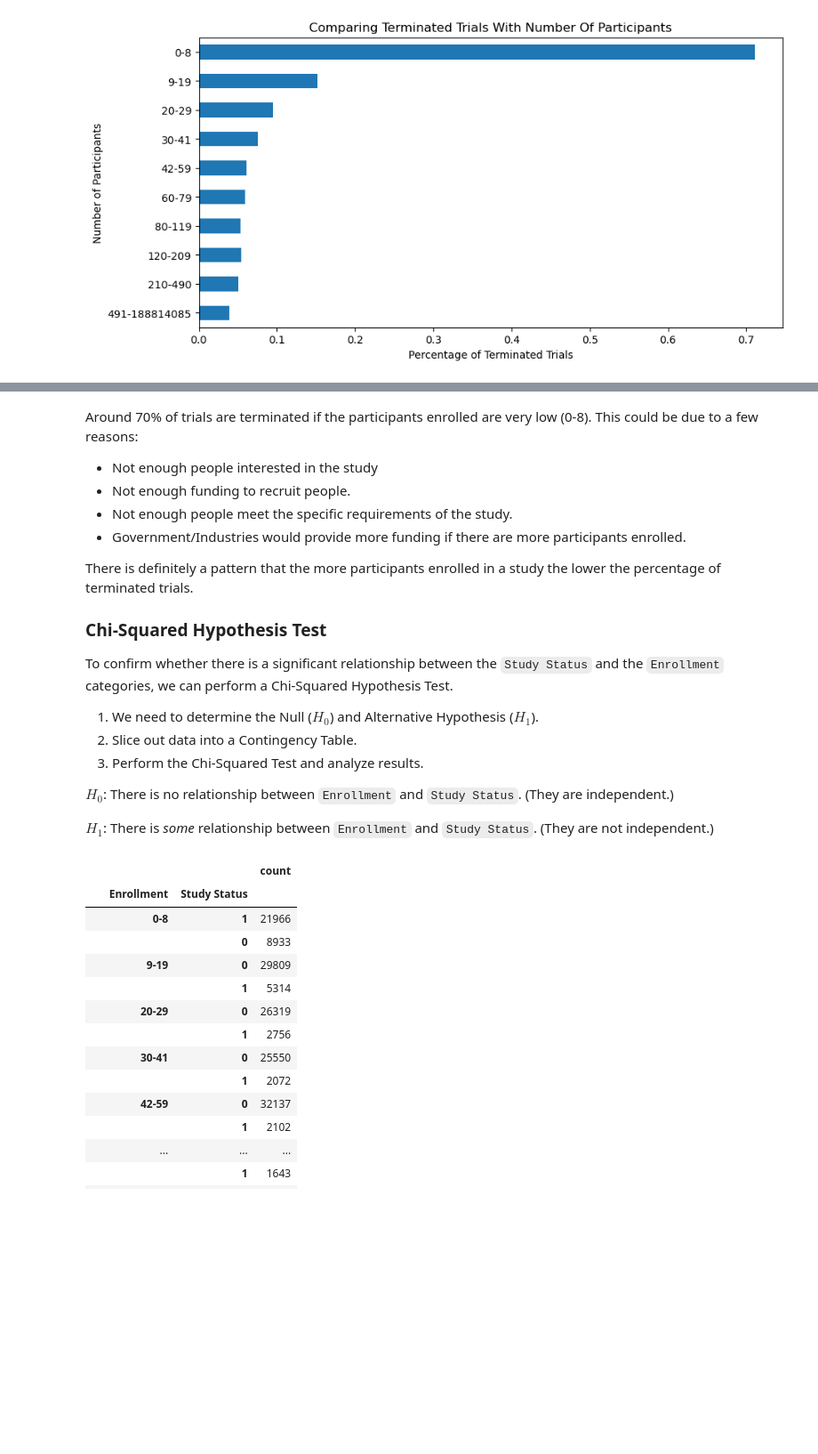
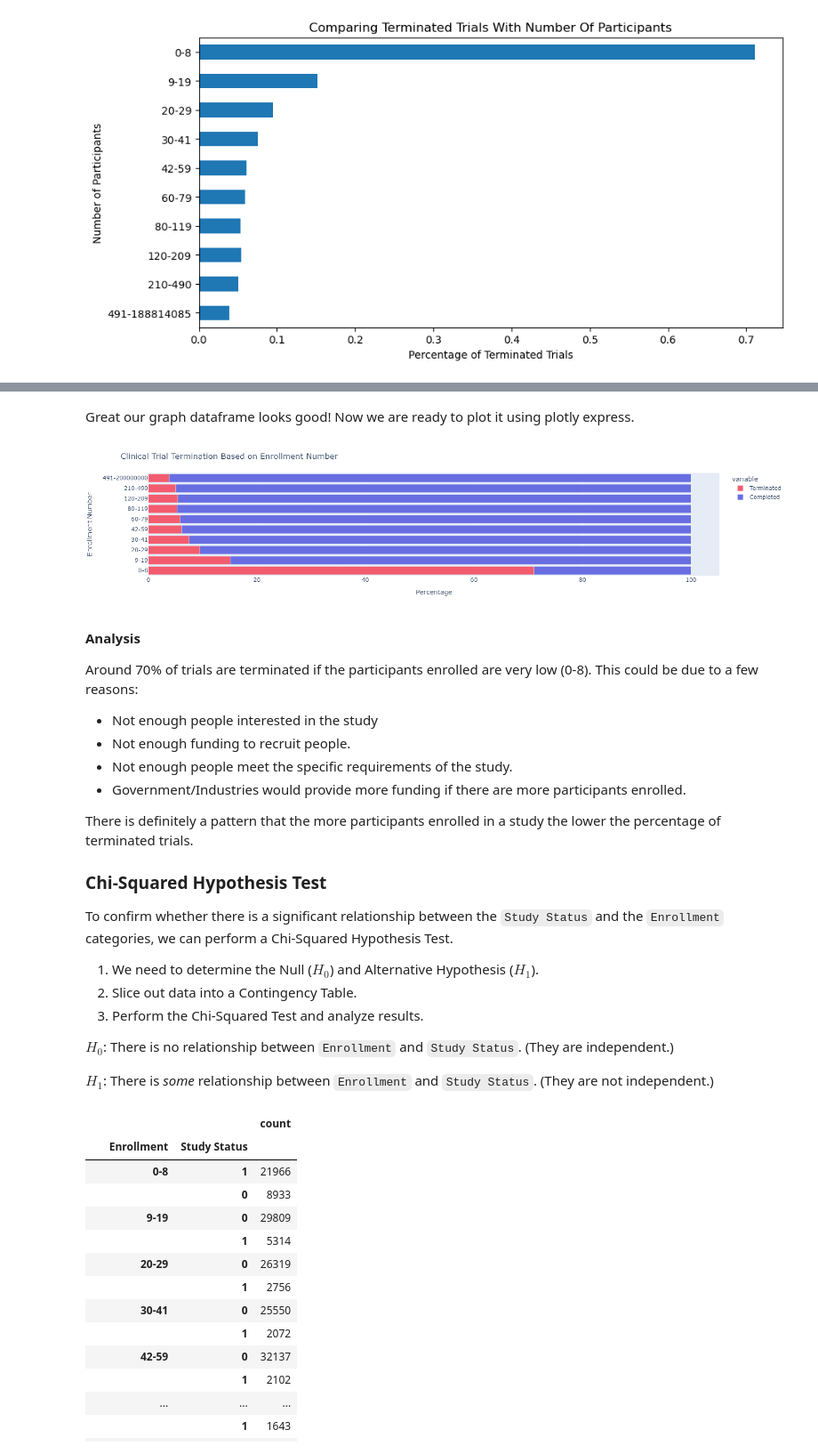
Before and after one commit to clem21chan/Clinical_Trials_Capstone, a Jupyter notebook: Notebooks/2_Preprocessing&EDA.ipynb, the cells around one changed output, grey strips where cells are left out. Shown at 89% size. Saved outputs shown, nothing was run; the diff lists cells and outputs as text; code cells hidden in the pictures; blank space fills up the shorter version.

Commit message:
Add more refined visualiations + markdown. Started adding visuals to streamlit app

```diff
--- a/Notebooks/2_Preprocessing&EDA.ipynb
+++ b/Notebooks/2_Preprocessing&EDA.ipynb
@@ -1442,0 +1447,4 @@ df.groupby('Enrollment')['Study Status'].mean().sort_index(ascending=True).to_cl
+# %%
+# read our created clean_df
+clean_df = pd.read_csv('clean_ctg.csv', index_col=0)
+clean_df.head()
@@ -1442,0 +1458,25 @@ df.groupby('Enrollment')['Study Status'].mean().sort_index(ascending=True).to_cl
+# %%
+# manually sort the categories
+enrollment_categories = ['0-8','9-19','20-29','30-41','42-59','60-79','80-119','120-209','210-490','491-188814085']
+clean_df['Enrollment'] = pd.Categorical(clean_df['Enrollment'], enrollment_categories)
+# %%
+# slice out completed and terminated rows
+completed = clean_df['Study Status'] == 0
+terminated = clean_df['Study Status'] == 1
+
+# Count the rows of completed and terminated
+completed_counts = clean_df[completed].groupby('Enrollment')['Study Status'].count().rename({'491-188814085' : '491-200000000'}) # rename to cleanup the label
+terminated_counts = clean_df[terminated].groupby('Enrollment')['Study Status'].count().rename({'491-188814085' : '491-200000000'}) # rename to cleanup the label
+
+# total counts
+total_counts = clean_df.groupby('Enrollment')['Enrollment'].count().rename({'491-188814085' : '491-200000000'}) # rename to cleanup the label
+# %%
+# completed ratio df
+comp_ratio = pd.DataFrame((completed_counts / total_counts)*100).rename(columns={0:'Completed'})
+
+# terminated ratio df
+term_ratio = pd.DataFrame((terminated_counts / total_counts)*100).rename(columns={0:'Terminated'})
+
+# Concat df
+graph = pd.concat([term_ratio, comp_ratio], axis=1)
+graph
@@ -1443,4 +1496,19 @@ df.groupby('Enrollment')['Study Status'].mean().sort_index(ascending=True).to_cl
+# %% [markdown]
+Great our graph dataframe looks good! Now we are ready to plot it using plotly express.
+# %%
+# creating the bar graph
+fig = px.bar(graph, orientation='h', color_discrete_sequence=['#f35c6e', '#686ee2'])
+
+fig.update_layout(
+    title="Clinical Trial Termination Based on Enrollment Number",
+    xaxis_title="Percentage",
+    yaxis_title="Enrollment Number"
+)
+# %% [output]
+[figure, added]
 # %% [markdown]
+**Analysis**
+
 Around 70% of trials are terminated if the participants enrolled are very low (0-8). This could be due to a few reasons:
 - Not enough people interested in the study
 - Not enough funding to recruit people.
```
Also changed, not shown: parts of 5 cells of this notebook, 5 other files.
